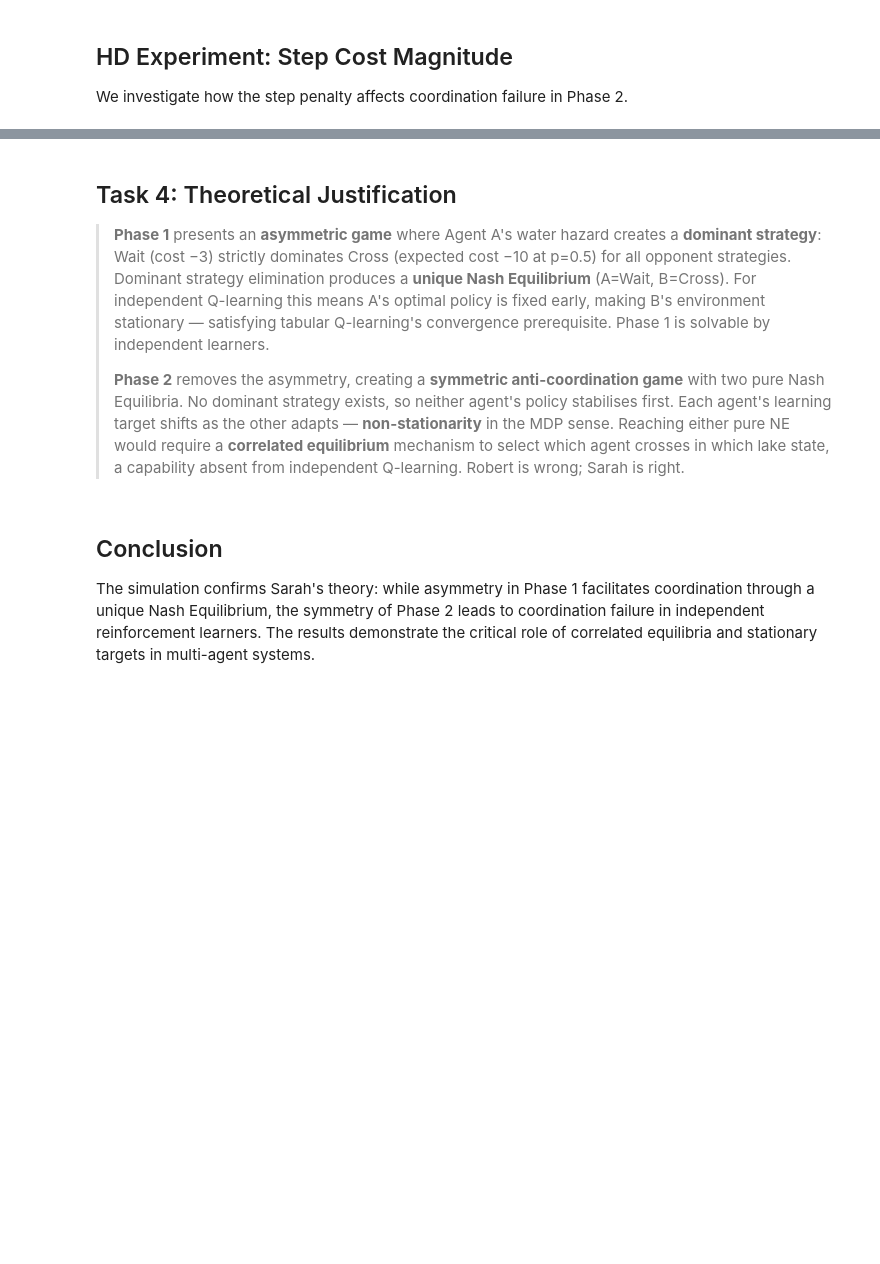
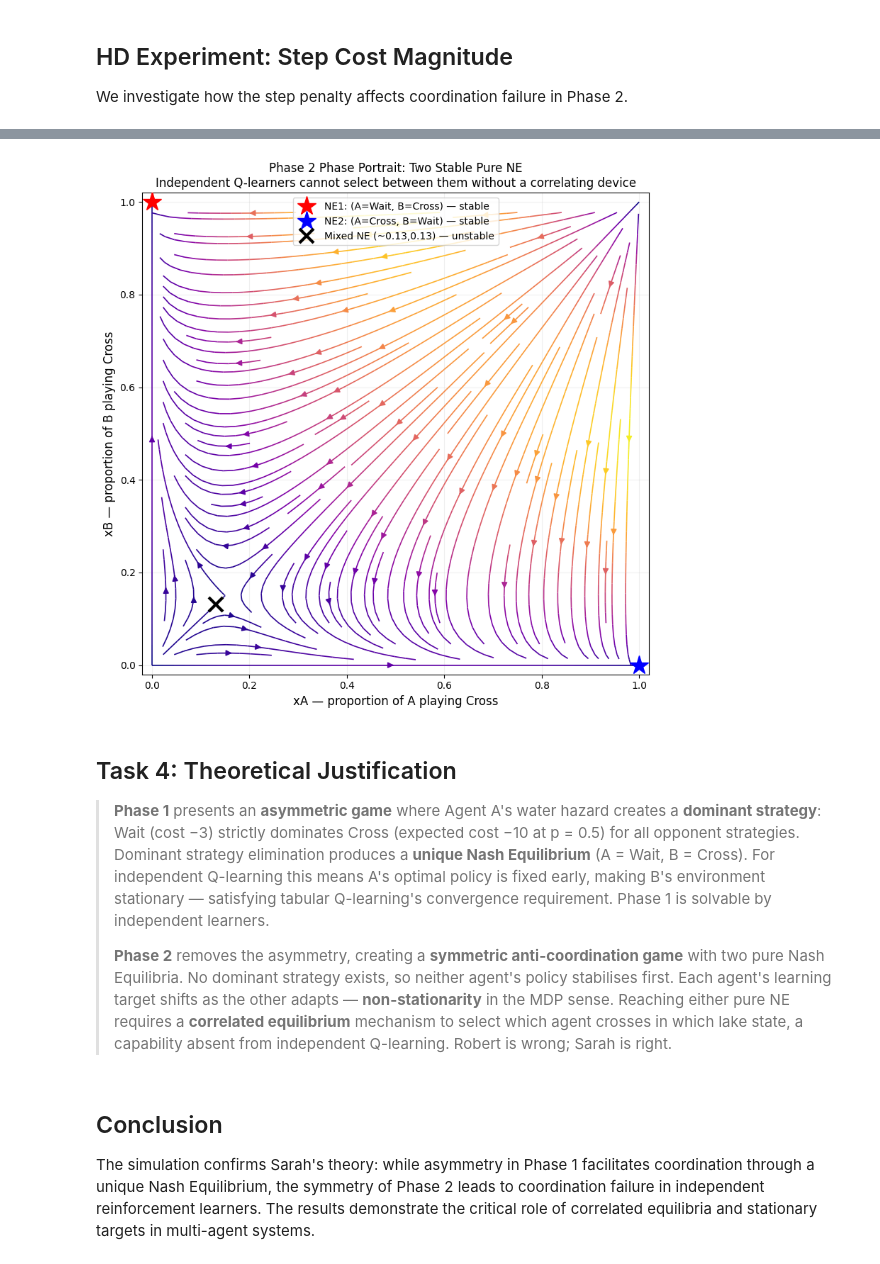
Before and after one commit to neojpulido/multi-agent-stochastic-games, a Jupyter notebook: notebooks/FIT5226_34169202_2026S1_Ass2.ipynb, the cells around one changed output, grey strips where cells are left out. Cells and saved outputs as stored; diff of their text form; code cells hidden in the pictures; blank space fills up the shorter version.

```diff
--- a/notebooks/FIT5226_34169202_2026S1_Ass2.ipynb
+++ b/notebooks/FIT5226_34169202_2026S1_Ass2.ipynb
@@ -508,7 +448,0 @@ plt.tight_layout(); plt.show()
-# %%
-xA, xB = np.meshgrid(np.linspace(0, 1, 20), np.linspace(0, 1, 20))
-u = np.zeros_like(xA); v = np.zeros_like(xB)
-for i in range(20):
-    for j in range(20):
-        d = replicator_phase2([xA[i,j], xB[i,j]], 0); u[i,j], v[i,j] = d[0], d[1]
-plt.figure(figsize=(8,8)); plt.streamplot(xA, xB, u, v); plt.title("Phase 2 Strategy Space"); plt.xlabel("xA (Cross)"); plt.ylabel("xB (Cross)"); plt.show()
@@ -517,21 +548,40 @@ plt.figure(figsize=(8,8)); plt.streamplot(xA, xB, u, v); plt.title("Phase 2 Stra
+# %%
+# Phase 2 phase portrait: vector field shows the two pure NE as attractors
+# and the unstable mixed NE as a repeller / saddle point
+xA_grid, xB_grid = np.meshgrid(np.linspace(0, 1, 25), np.linspace(0, 1, 25))
+u = np.zeros_like(xA_grid); v = np.zeros_like(xB_grid)
+for i in range(25):
+    for j in range(25):
+        d = replicator_phase2([xA_grid[i, j], xB_grid[i, j]], 0)
+        u[i, j], v[i, j] = d[0], d[1]
+
+fig, ax = plt.subplots(figsize=(8, 8))
+ax.streamplot(xA_grid, xB_grid, u, v, color=np.sqrt(u**2 + v**2),
+              cmap='plasma', linewidth=1.2, density=1.5, arrowsize=1.2)
+
+# Mark equilibria
+ax.plot(0, 1, 'r*', markersize=20, zorder=5, label='NE1: (A=Wait, B=Cross) — stable')
+ax.plot(1, 0, 'b*', markersize=20, zorder=5, label='NE2: (A=Cross, B=Wait) — stable')
+ax.plot(3/23, 3/23, 'kx', markersize=14, markeredgewidth=3,
+        zorder=5, label='Mixed NE (~0.13,0.13) — unstable')
+
+ax.set_xlim(-0.02, 1.02); ax.set_ylim(-0.02, 1.02)
+ax.set_xlabel("xA — proportion of A playing Cross", fontsize=12)
+ax.set_ylabel("xB — proportion of B playing Cross", fontsize=12)
+ax.set_title("Phase 2 Phase Portrait: Two Stable Pure NE\n"
+             "Independent Q-learners cannot select between them without a correlating device",
+             fontsize=12)
+ax.legend(fontsize=10, loc='upper center')
+ax.grid(True, alpha=0.2)
+plt.tight_layout(); plt.show()
+# %% [output]
+[figure, added]
 # %% [markdown]
 ## Task 4: Theoretical Justification
 
-> **Phase 1** presents an **asymmetric game** where Agent A's water hazard
-> creates a **dominant strategy**: Wait (cost −3) strictly dominates Cross
-> (expected cost −10 at p=0.5) for all opponent strategies. Dominant strategy
-> elimination produces a **unique Nash Equilibrium** (A=Wait, B=Cross).
-> For independent Q-learning this means A's optimal policy is fixed early,
-> making B's environment stationary — satisfying tabular Q-learning's
-> convergence prerequisite. Phase 1 is solvable by independent learners.
+> **Phase 1** presents an **asymmetric game** where Agent A's water hazard creates a **dominant strategy**: Wait (cost −3) strictly dominates Cross (expected cost −10 at p = 0.5) for all opponent strategies. Dominant strategy elimination produces a **unique Nash Equilibrium** (A = Wait, B = Cross). For independent Q-learning this means A's optimal policy is fixed early, making B's environment stationary — satisfying tabular Q-learning's convergence requirement. Phase 1 is solvable by independent learners.
 >
-> **Phase 2** removes the asymmetry, creating a **symmetric anti-coordination
-> game** with two pure Nash Equilibria. No dominant strategy exists, so
-> neither agent's policy stabilises first. Each agent's learning target shifts
-> as the other adapts — **non-stationarity** in the MDP sense. Reaching either
-> pure NE would require a **correlated equilibrium** mechanism to select which
-> agent crosses in which lake state, a capability absent from independent
-> Q-learning. Robert is wrong; Sarah is right.
+> **Phase 2** removes the asymmetry, creating a **symmetric anti-coordination game** with two pure Nash Equilibria. No dominant strategy exists, so neither agent's policy stabilises first. Each agent's learning target shifts as the other adapts — **non-stationarity** in the MDP sense. Reaching either pure NE requires a **correlated equilibrium** mechanism to select which agent crosses in which lake state, a capability absent from independent Q-learning. Robert is wrong; Sarah is right.
 # %% [markdown]
 ## Conclusion
 The simulation confirms Sarah's theory: while asymmetry in Phase 1 facilitates coordination through a unique Nash Equilibrium, the symmetry of Phase 2 leads to coordination failure in independent reinforcement learners. The results demonstrate the critical role of correlated equilibria and stationary targets in multi-agent systems.
```
Also changed, not shown: parts of 9 cells of this notebook, 9 other files.
